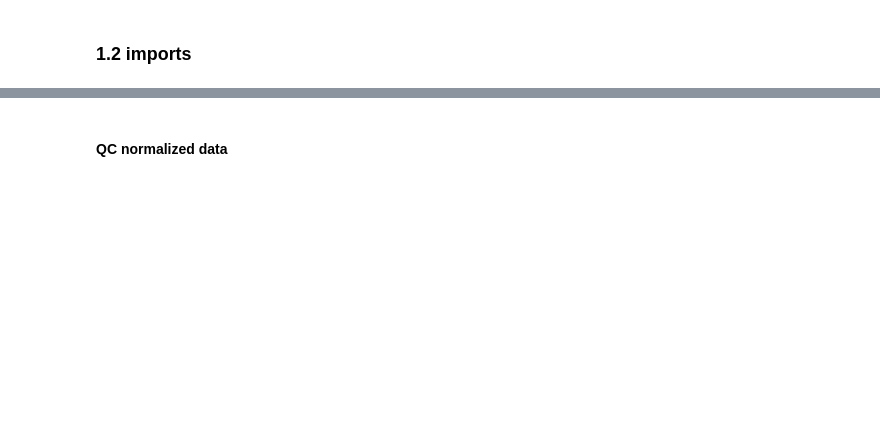
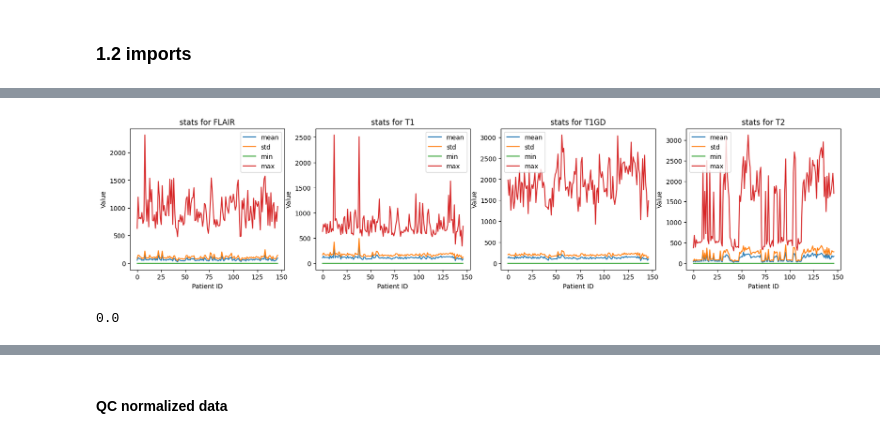
Before and after one commit to RiceD2KLab/BRAINNET, a Jupyter notebook: src/notebooks/01_mri_data_prep_and_loading.ipynb, the cells around one changed output, grey strips where cells are left out. Drawn from its saved outputs; the diff is of its cells as text; code cells hidden in the pictures; blank space fills up the shorter version.

```diff
--- a/src/notebooks/01_mri_data_prep_and_loading.ipynb
+++ b/src/notebooks/01_mri_data_prep_and_loading.ipynb
@@ -815,0 +89,10 @@ for my_file in segm_files:
+# %%
+# save a list of all unique patients from those that are manually annotated
+segm_files, segm_dir = data_handler.list_mri_in_dir(mri_type=MriType.ANNOTATED, return_dir=True)
+subjects = list(set([get_mri_subj(filename) for filename in segm_files]))
+subjects.sort()
+
+n_sample = len(subjects)
+print("annotated files", n_sample)
+print("first five subjs", subjects[:5])
+print("annotated files dir", segm_dir)
@@ -815,0 +159,8 @@ for my_file in segm_files:
+# %%
+# this part will work without running the previous steps if the zip file for the reduced images have already been uploaded to OneDrive
+# a onedrive link is also added to the data_handler to recognize this new image type
+reduced_files, reduced_dir = data_handler.list_mri_in_dir(mri_type=MriType.STRUCT_SCAN_REDUCED, return_dir=True)
+print("Reduced Files Dir", reduced_dir)
+
+sliced_data = data_handler.load_mri(subj_id=subjects[0], mri_type=MriType.STRUCT_SCAN_REDUCED, struct_scan=StructuralScan.FLAIR)
+print(f"Shape of reduced-flair for {subjects[0]}:", sliced_data.shape)
@@ -815,0 +198,7 @@ for my_file in segm_files:
+# %%
+# calculate raw stats
+raw_stats_arr = get_data_stats(
+    subject_list=subjects,
+    struct_scan_list=struct_scans,
+    data_path=reduced_dir
+)
@@ -815,0 +223,12 @@ for my_file in segm_files:
+# %%
+plot_scan_stats(
+    raw_stats_arr,
+    struct_scans,
+)
+# %% [output]
+[figure, added]
+# %%
+# what is the min of the mins?
+raw_stats_arr[:, :, 2].min()
+# %% [output]
+0.0
```
Also changed, not shown: parts of 141 cells of this notebook, 8 other files.
